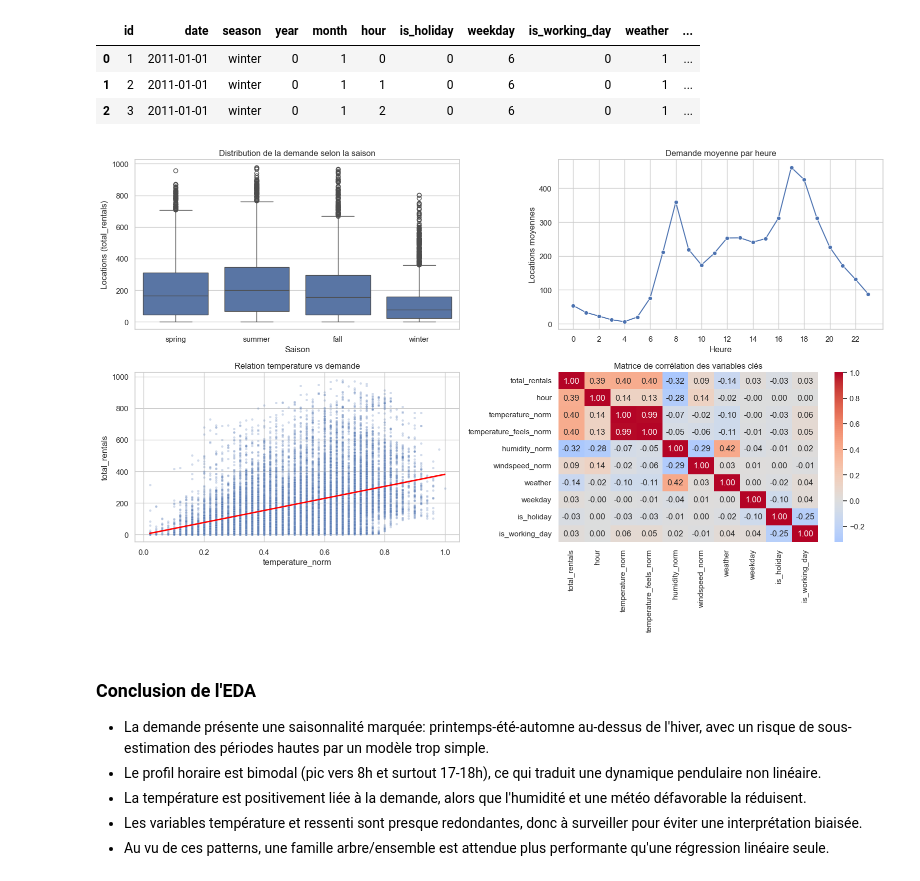
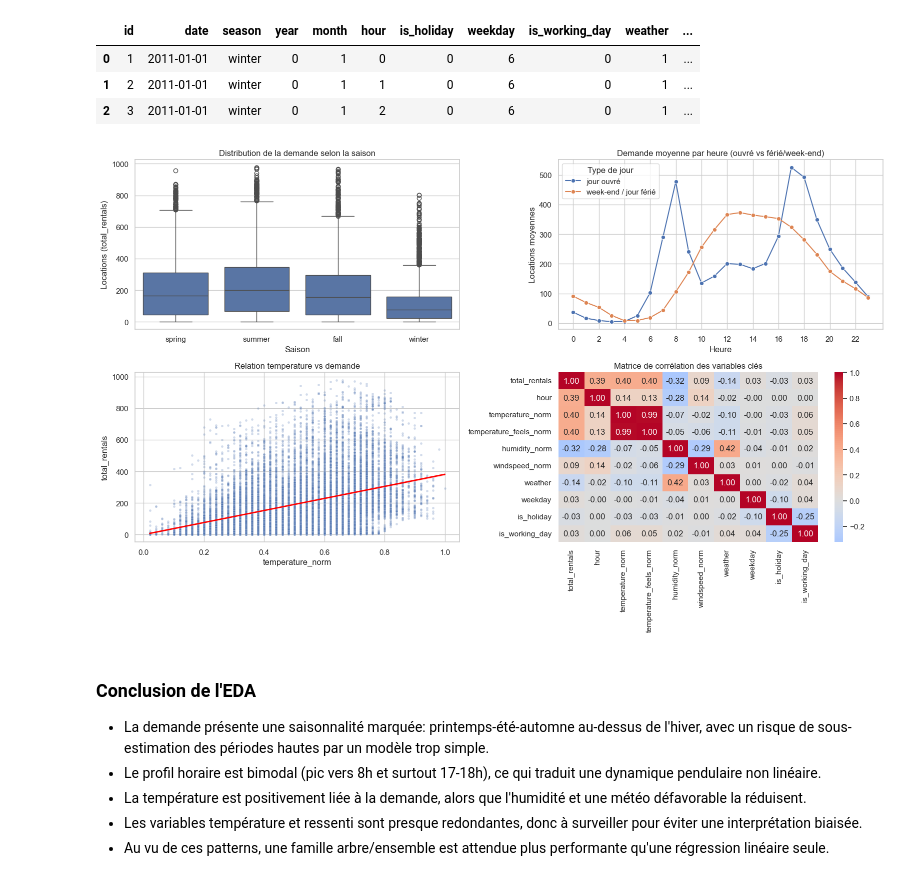
Before and after one commit to userZku/ia-atos-parcours-m4-b1, a Jupyter notebook: notebooks/M4-B1_theo_benchmark.ipynb, the cells around one changed output. Cells and saved outputs as stored; diff of their text form; code cells hidden in the pictures.

```diff
--- a/notebooks/M4-B1_theo_benchmark.ipynb
+++ b/notebooks/M4-B1_theo_benchmark.ipynb
@@ -92,6 +92,7 @@ wind_col = pick_col(["windspeed", "windspeed_norm"])
 weather_col = pick_col(["weathersit", "weather"])
 holiday_col = pick_col(["holiday", "is_holiday"])
 working_col = pick_col(["workingday", "is_working_day"])
+weekday_col = pick_col(["weekday"])
 
 fig, axes = plt.subplots(2, 2, figsize=(16, 10))
 ax1, ax2, ax3, ax4 = axes.ravel()
@@ -112,46 +113,61 @@ else:
     ax1.text(0.5, 0.5, "Colonnes manquantes pour le boxplot saison.", ha="center", va="center")
     ax1.set_axis_off()
 
-# 2) Courbe de la demande moyenne par heure
+# 2) Courbe de la demande moyenne par heure, split jours ouvres vs week-end/jour ferie
 if hour_col and target_col:
-    hourly = df.groupby(hour_col, as_index=False)[target_col].mean()
-    sns.lineplot(data=hourly, x=hour_col, y=target_col, marker="o", ax=ax2)
-    ax2.set_title("Demande moyenne par heure")
+    hourly_df = df.copy()
+
+    if working_col:
+        hourly_df["day_type"] = np.where(hourly_df[working_col] == 1, "jour ouvré", "week-end / jour férié")
+    elif weekday_col:
+        is_weekend = hourly_df[weekday_col].isin([0, 6])
+        if holiday_col:
+            is_weekend_or_holiday = is_weekend | (hourly_df[holiday_col] == 1)
+        else:
+            is_weekend_or_holiday = is_weekend
+        hourly_df["day_type"] = np.where(is_weekend_or_holiday, "week-end / jour férié", "jour ouvré")
+    else:
+        hourly_df["day_type"] = "tous jours"
+
+    hourly = hourly_df.groupby([hour_col, "day_type"], as_index=False)[target_col].mean()
+    sns.lineplot(data=hourly, x=hour_col, y=target_col, hue="day_type", marker="o", ax=ax2)
+    ax2.set_title("Demande moyenne par heure (ouvré vs férié/week-end)")
     ax2.set_xlabel("Heure")
     ax2.set_ylabel("Locations moyennes")
     if pd.api.types.is_numeric_dtype(df[hour_col]):
         ax2.set_xticks(range(0, 24, 2))
+    ax2.legend(title="Type de jour")
 else:
     ax2.text(0.5, 0.5, "Colonnes manquantes pour la courbe horaire.", ha="center", va="center")
     ax2.set_axis_off()
 
 # 3) Scatter température vs demande
 if temp_col and target_col:
     sns.scatterplot(data=df, x=temp_col, y=target_col, alpha=0.25, s=12, ax=ax3)
     sns.regplot(data=df, x=temp_col, y=target_col, scatter=False, color="red", line_kws={"linewidth": 2}, ax=ax3)
     ax3.set_title("Relation temperature vs demande")
     ax3.set_xlabel(temp_col)
     ax3.set_ylabel(target_col)
 else:
     ax3.text(0.5, 0.5, "Colonnes manquantes pour le scatter temperature.", ha="center", va="center")
     ax3.set_axis_off()
 
 # 4) Heatmap de corrélation (variables numériques clés)
 corr_candidates = [target_col, season_col, hour_col, temp_col, atemp_col, hum_col, wind_col, weather_col, "weekday", holiday_col, working_col]
 corr_cols = [c for c in corr_candidates if c and pd.api.types.is_numeric_dtype(df[c])]
 
 if len(corr_cols) >= 2:
     corr = df[corr_cols].corr(numeric_only=True)
     sns.heatmap(corr, annot=True, fmt=".2f", cmap="coolwarm", center=0, ax=ax4)
     ax4.set_title("Matrice de corrélation des variables clés")
 else:
     ax4.text(0.5, 0.5, "Pas assez de colonnes numériques pour la heatmap.", ha="center", va="center")
     ax4.set_axis_off()
 
 plt.tight_layout()
 plt.show()
 # %% [output]
-[figure, old version]
+[figure, new version]
 # %% [markdown]
 ### Conclusion de l'EDA
 
```
Also changed, not shown: parts of 4 cells of this notebook, 3 other files.
